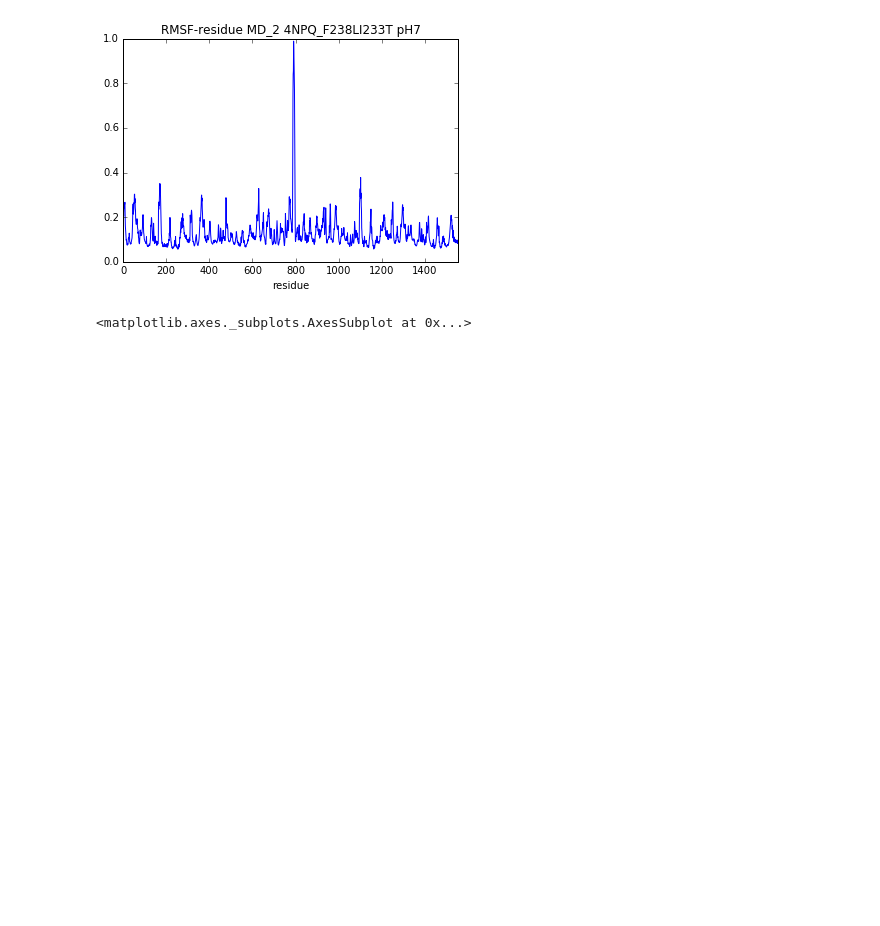
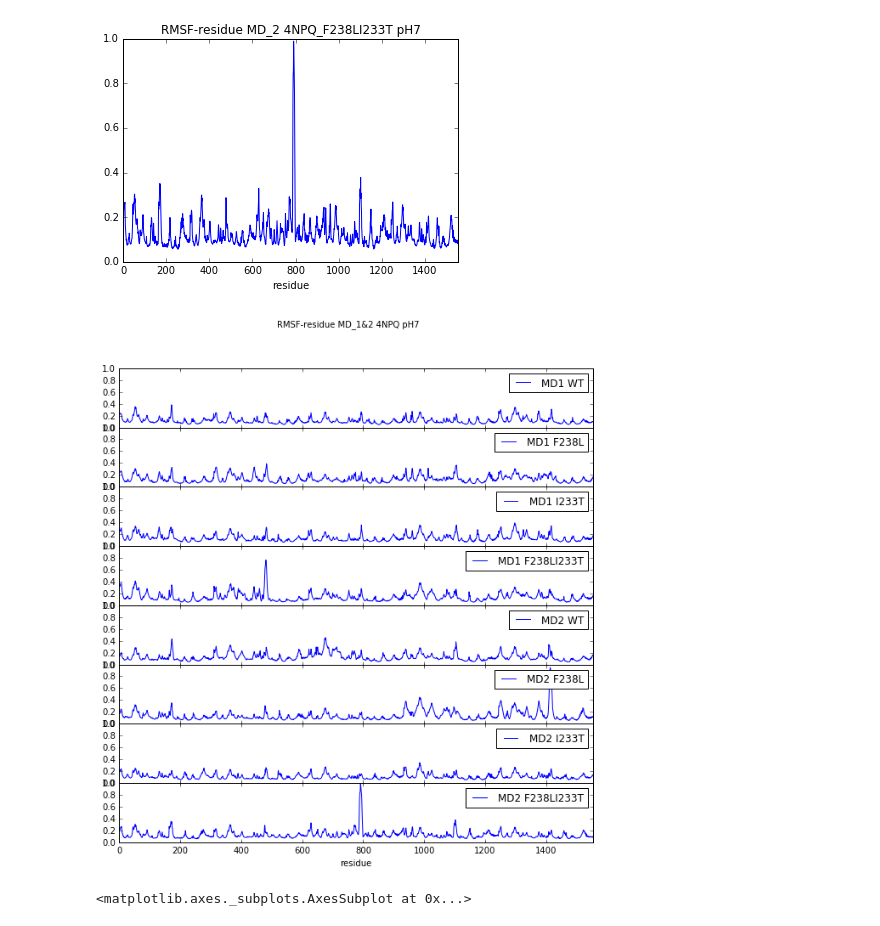
Before and after one commit to chemlove/md_data_analysis, a Jupyter notebook: 4NPQ_PH7_MD_RMSF_mdtraj.ipynb, the cells around one changed output. Drawn from its saved outputs; the diff is of its cells as text; code cells hidden in the pictures; blank space fills up the shorter version.

```diff
--- a/4NPQ_PH7_MD_RMSF_mdtraj.ipynb
+++ b/4NPQ_PH7_MD_RMSF_mdtraj.ipynb
@@ -91,6 +91,24 @@ rmsf_4NPQ_BA1_F238LI233T_md2.plot(x='residue', y='RMSF',legend=False,title="RMSF
 # %% [output]
 <matplotlib.axes._subplots.AxesSubplot at 0x...>
 [figure]
+# %%
+fig, axes = plt.subplots(nrows=8, ncols=1,sharex=True,figsize=(10,10))
+fig.subplots_adjust(hspace=0)
+rmsf_4NPQ_BA1_md1.plot(x='residue', y='RMSF',ax=axes[0])
+rmsf_4NPQ_BA1_F238L_md1.plot(x='residue', y='RMSF',ax=axes[1])
+rmsf_4NPQ_BA1_I233T_md1.plot(x='residue', y='RMSF',ax=axes[2])
+rmsf_4NPQ_BA1_F238LI233T_md1.plot(x='residue', y='RMSF',ax=axes[3])
+rmsf_4NPQ_BA1_md2.plot(x='residue', y='RMSF',ax=axes[4])
+rmsf_4NPQ_BA1_F238L_md2.plot(x='residue', y='RMSF',ax=axes[5])
+rmsf_4NPQ_BA1_I233T_md2.plot(x='residue', y='RMSF',ax=axes[6])
+rmsf_4NPQ_BA1_F238LI233T_md2.plot(x='residue', y='RMSF',ax=axes[7])
+fig.suptitle("RMSF-residue MD_1&2 4NPQ pH7")
+axeslegend = ['MD1 WT',"MD1 F238L","MD1 I233T","MD1 F238LI233T","MD2 WT","MD2 F238L","MD2 I233T","MD2 F238LI233T"]
+for i in range (0,8):
+    axes[i].set_ylim(0,1)
+    axes[i].legend([axeslegend[i]])
+# %% [output]
+[figure, added]
 # %%
 def rmsf_time_dataframe(traj_name, rep):
     if (rep == "1"):
```
